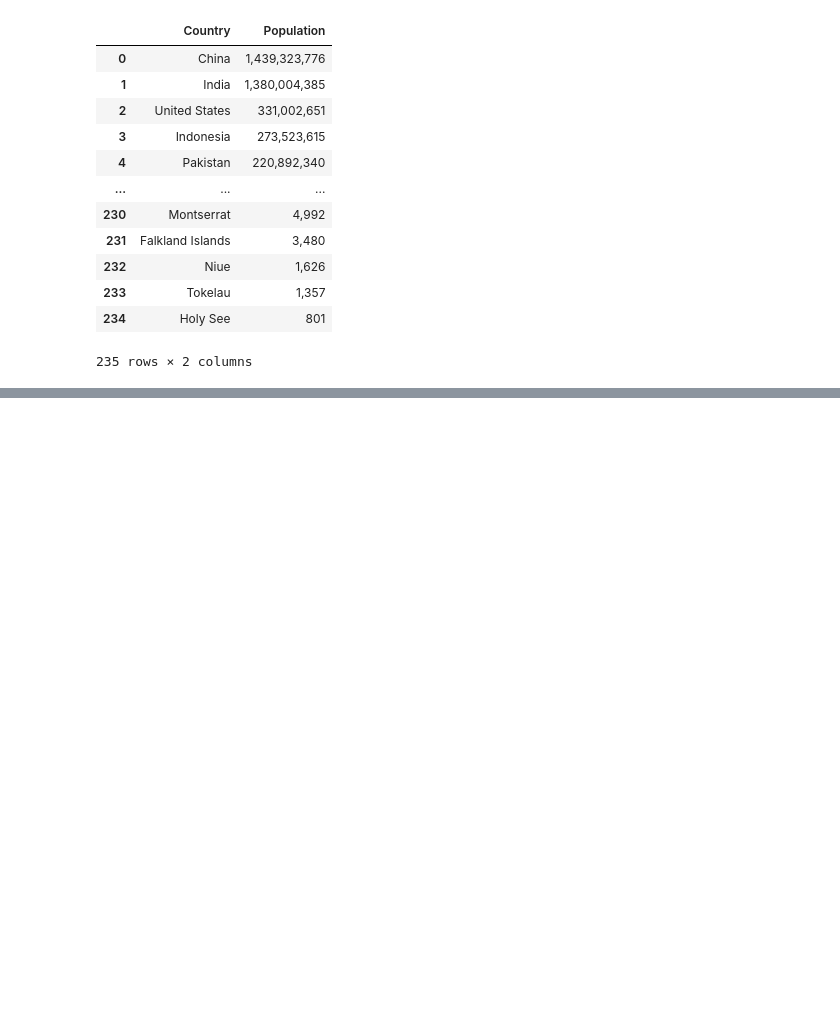
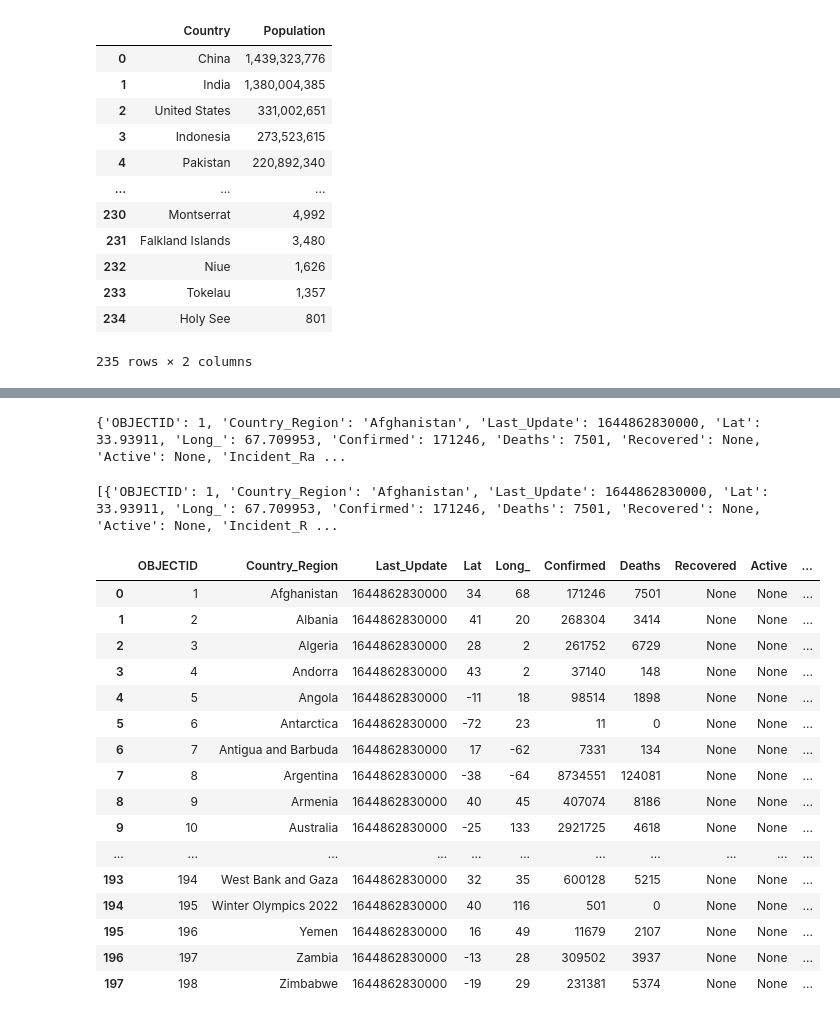
Before and after one commit to atabbalat/DSC540, a Jupyter notebook: Term Project/Term_Project_AbedTabbalat.ipynb, the cells around one changed output, grey strips where cells are left out. Cells and saved outputs as stored; diff of their text form; code cells hidden in the pictures; blank space fills up the shorter version.

```diff
--- a/Term Project/Term_Project_AbedTabbalat.ipynb
+++ b/Term Project/Term_Project_AbedTabbalat.ipynb
@@ -289,0 +293,6 @@ df_web_1
+# %%
+# Calling api url using requests library
+api_url = 'https://services1.arcgis.com/0MSEUqKaxRlEPj5g/arcgis/rest/services/ncov_cases2_v1/FeatureServer/2/query?where=1%3D1&outFields=*&returnGeometry=false&outSR=4326&f=json'
+response = requests.get(api_url)
+response
+# 200 means the request is successful
@@ -289,0 +301,4 @@ df_web_1
+# %%
+# Extracting data from the request using json()
+json = response.json()
+json
@@ -289,0 +347,35 @@ df_web_1
+# %%
+# Printing the first object to see what the keys are in the API
+print(json['features'][0]['attributes'])
+# %% [output]
+{'OBJECTID': 1, 'Country_Region': 'Afghanistan', 'Last_Update': 1644862830000, 'Lat': 33.93911, 'Long_': 67.709953, 'Confirmed': 171246, 'Deaths': 7501, 'Recovered': None, 'Active': None, 'Incident_Ra ...
+# %%
+# Creating a for loop to add all data needed in API to a dataframe
+rows = []
+for row in json['features']:
+    rows.append(row['attributes'])
+print(rows)
+# %% [output]
+[{'OBJECTID': 1, 'Country_Region': 'Afghanistan', 'Last_Update': 1644862830000, 'Lat': 33.93911, 'Long_': 67.709953, 'Confirmed': 171246, 'Deaths': 7501, 'Recovered': None, 'Active': None, 'Incident_R ...
+# %%
+# Converting the list to a dataframe
+df_api_features = pd.DataFrame(rows)
+df_api_features
+# %% [output]
+|  | OBJECTID | Country_Region | Last_Update | Lat | Long_ | Confirmed | Deaths | Recovered | Active | ... |
+| 0 | 1 | Afghanistan | 1644862830000 | 34 | 68 | 171246 | 7501 | None | None | ... |
+| 1 | 2 | Albania | 1644862830000 | 41 | 20 | 268304 | 3414 | None | None | ... |
+| 2 | 3 | Algeria | 1644862830000 | 28 | 2 | 261752 | 6729 | None | None | ... |
+| 3 | 4 | Andorra | 1644862830000 | 43 | 2 | 37140 | 148 | None | None | ... |
+| 4 | 5 | Angola | 1644862830000 | -11 | 18 | 98514 | 1898 | None | None | ... |
+| 5 | 6 | Antarctica | 1644862830000 | -72 | 23 | 11 | 0 | None | None | ... |
+| 6 | 7 | Antigua and Barbuda | 1644862830000 | 17 | -62 | 7331 | 134 | None | None | ... |
+| 7 | 8 | Argentina | 1644862830000 | -38 | -64 | 8734551 | 124081 | None | None | ... |
+| 8 | 9 | Armenia | 1644862830000 | 40 | 45 | 407074 | 8186 | None | None | ... |
+| 9 | 10 | Australia | 1644862830000 | -25 | 133 | 2921725 | 4618 | None | None | ... |
+| ... | ... | ... | ... | ... | ... | ... | ... | ... | ... | ... |
+| 193 | 194 | West Bank and Gaza | 1644862830000 | 32 | 35 | 600128 | 5215 | None | None | ... |
+| 194 | 195 | Winter Olympics 2022 | 1644862830000 | 40 | 116 | 501 | 0 | None | None | ... |
+| 195 | 196 | Yemen | 1644862830000 | 16 | 49 | 11679 | 2107 | None | None | ... |
+| 196 | 197 | Zambia | 1644862830000 | -13 | 28 | 309502 | 3937 | None | None | ... |
+| 197 | 198 | Zimbabwe | 1644862830000 | -19 | 29 | 231381 | 5374 | None | None | ... |
```
Also changed, not shown: parts of 12 cells of this notebook.
